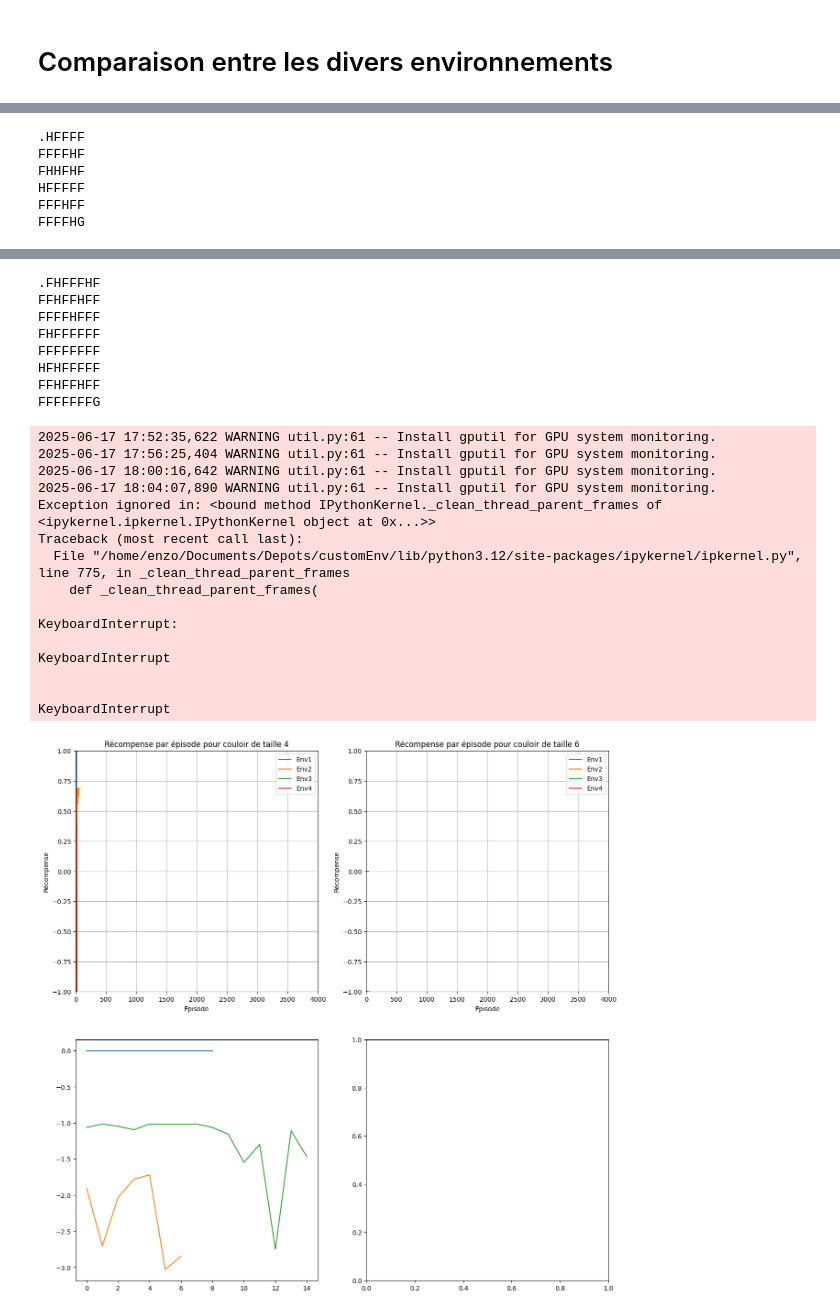
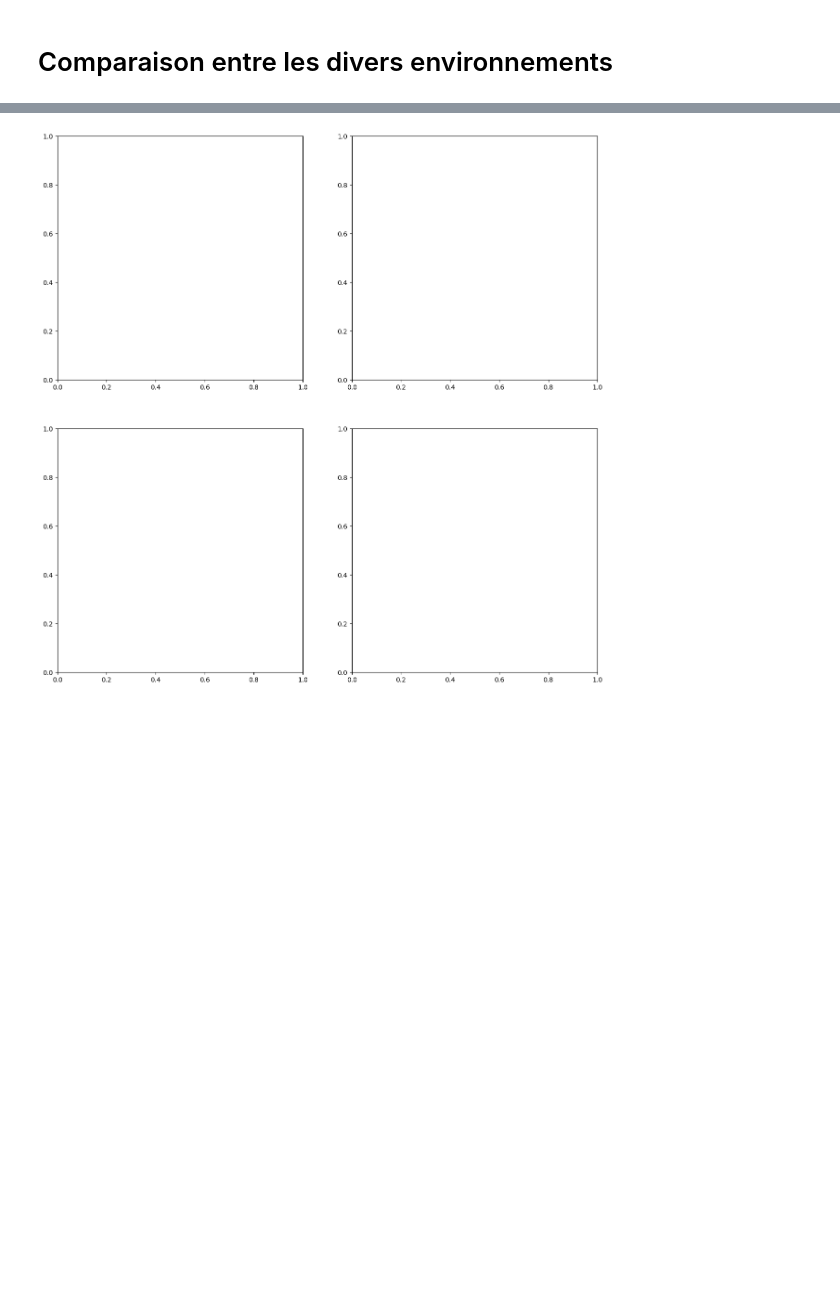
Before and after one commit to Enzo-Claeyssen/jeux_iteres_part1, a Jupyter notebook: labyrinthe_part3.ipynb, the cells around one changed output, grey strips where cells are left out. Saved outputs shown, nothing was run; the diff lists cells and outputs as text; code cells hidden in the pictures; blank space fills up the shorter version.

```diff
--- a/labyrinthe_part3.ipynb
+++ b/labyrinthe_part3.ipynb
@@ -813,8 +813,7 @@ Meilleur résultat pour :
 # Comparaison entre les divers environnements
 # %%
 fig, axes = plt.subplots(2, 2, figsize=(15, 15))
-data = [(4, 0, 0, 2000), (6, 0, 1, 2000),
-        (8, 1, 0, 2000), (10, 1, 1, 2000)]
+data = [(8, 1, 0, 40000)]
 
 
 for size, x, y, timesteps in data :
@@ -1025,6 +1007,0 @@ The `TBXLogger interface is deprecated in favor of the `ray.tune.tensorboardx.TB
-.HFFFF
-FFFFHF
-FHHFHF
-HFFFFF
-FFFHFF
-FFFFHG
@@ -1035,24 +1008 @@ FFFFHG
-.FHFFFHF
-FFHFFHFF
-FFFFHFFF
-FHFFFFFF
-FFFFFFFF
-HFHFFFFF
-FFHFFHFF
-FFFFFFFG
-2025-06-17 17:52:35,622 WARNING util.py:61 -- Install gputil for GPU system monitoring.
-2025-06-17 17:56:25,404 WARNING util.py:61 -- Install gputil for GPU system monitoring.
-2025-06-17 18:00:16,642 WARNING util.py:61 -- Install gputil for GPU system monitoring.
-2025-06-17 18:04:07,890 WARNING util.py:61 -- Install gputil for GPU system monitoring.
-Exception ignored in: <bound method IPythonKernel._clean_thread_parent_frames of <ipykernel.ipkernel.IPythonKernel object at 0x...>>
-Traceback (most recent call last):
-  File "/home/enzo/Documents/Depots/customEnv/lib/python3.12/site-packages/ipykernel/ipkernel.py", line 775, in _clean_thread_parent_frames
-    def _clean_thread_parent_frames(
-
-KeyboardInterrupt:
-
-KeyboardInterrupt
-
-
-KeyboardInterrupt
-[figure, old version]
+[figure, new version]
```
Also changed, not shown: parts of 1 cell of this notebook.
